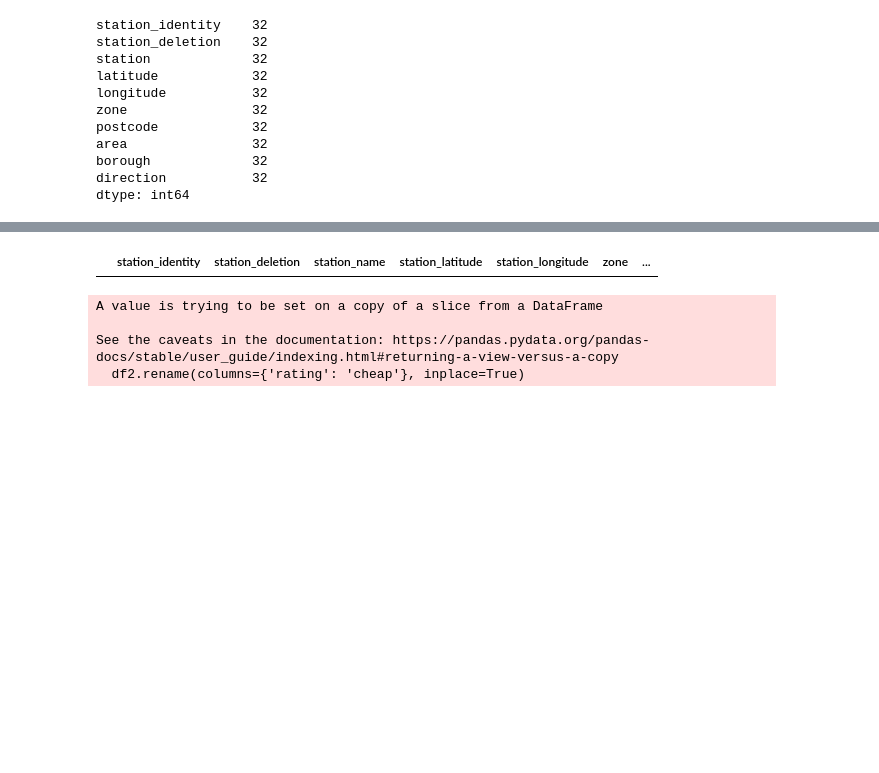
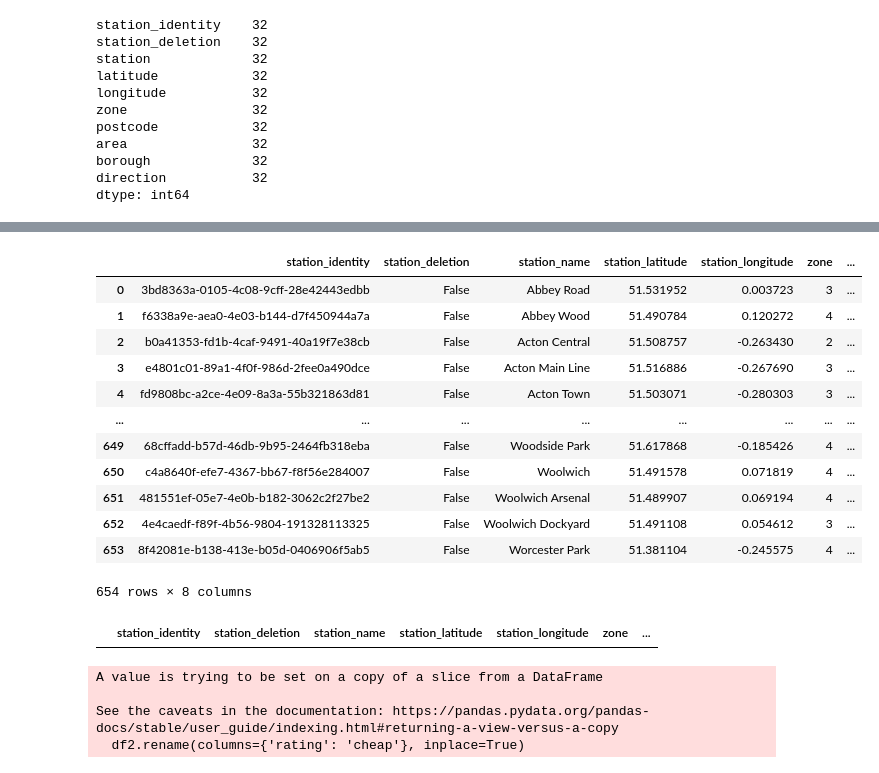
Before and after one commit to cartsmate/thepubcrawls, a Jupyter notebook: stations_edit.ipynb, the cells around one changed output, grey strips where cells are left out. Saved outputs shown, nothing was run; the diff lists cells and outputs as text; code cells hidden in the pictures; blank space fills up the shorter version.

```diff
--- a/stations_edit.ipynb
+++ b/stations_edit.ipynb
@@ -137,12 +171,43 @@ df.head(10)
+# %%
+df2 = pd.read_csv(cwd + '/files/stations.csv')
+df2
+
+df2.loc[df2['direction_identity'] == 'North', 'direction_identity'] = '9beb28ec-f491-4ffd-8601-0ad71c0bdbc2'
+# df2.loc[df2['direction_identity'] == 'South', 'direction_identity'] = '4e8ce58e-daea-4d93-9490-11e0724e6445'
+# df2.loc[df2['direction_identity'] == 'East', 'direction_identity'] = 'd760aad1-f5d3-476a-9030-9fb1c919b639'
+# df2.loc[df2['direction_identity'] == 'West', 'direction_identity'] = '095bb39d-fce2-48a9-a766-d2c297c55985'
+# df2.loc[df2['direction_identity'] == 'North West', 'direction_identity'] = '56f2aa1c-b9ad-4a39-a5cb-fb55a75e1355'
+# df2.loc[df2['direction_identity'] == 'North East', 'direction_identity'] = 'c31d725d-5697-4031-94b4-0b4545cf75ef'
+# df2.loc[df2['direction_identity'] == 'South West', 'direction_identity'] = 'd68422e6-b4c1-4d76-ad60-6fdc8758d831'
+# df2.loc[df2['direction_identity'] == 'South East', 'direction_identity'] = 'a1f41008-b499-4a71-82d4-444dc4d71d82'
+# df_s.loc[df_s['direction_identity'] == 'Central', 'direction_identity'] = 'fa3a9c79-9948-4923-ac41-55e5962faba9'
+df2.to_csv(cwd + '/files/stations.csv', index=False, sep=',', encoding='utf-8')
+df2
+# %% [output]
+|  | station_identity | station_deletion | station_name | station_latitude | station_longitude | zone | ... |
+| 0 | 3bd8363a-0105-4c08-9cff-28e42443edbb | False | Abbey Road | 51.531952 | 0.003723 | 3 | ... |
+| 1 | f6338a9e-aea0-4e03-b144-d7f450944a7a | False | Abbey Wood | 51.490784 | 0.120272 | 4 | ... |
+| 2 | b0a41353-fd1b-4caf-9491-40a19f7e38cb | False | Acton Central | 51.508757 | -0.263430 | 2 | ... |
+| 3 | e4801c01-89a1-4f0f-986d-2fee0a490dce | False | Acton Main Line | 51.516886 | -0.267690 | 3 | ... |
+| 4 | fd9808bc-a2ce-4e09-8a3a-55b321863d81 | False | Acton Town | 51.503071 | -0.280303 | 3 | ... |
+| ... | ... | ... | ... | ... | ... | ... | ... |
+| 649 | 68cffadd-b57d-46db-9b95-2464fb318eba | False | Woodside Park | 51.617868 | -0.185426 | 4 | ... |
+| 650 | c4a8640f-efe7-4367-bb67-f8f56e284007 | False | Woolwich | 51.491578 | 0.071819 | 4 | ... |
+| 651 | 481551ef-05e7-4e0b-b182-3062c2f27be2 | False | Woolwich Arsenal | 51.489907 | 0.069194 | 4 | ... |
+| 652 | 4e4caedf-f89f-4b56-9804-191328113325 | False | Woolwich Dockyard | 51.491108 | 0.054612 | 3 | ... |
+| 653 | 8f42081e-b138-413e-b05d-0406906f5ab5 | False | Worcester Park | 51.381104 | -0.245575 | 4 | ... |
+654 rows × 8 columns
+# %%
+df2.loc[df2['direction_identity'] == 'North']
+# %% [output]
+|  | station_identity | station_deletion | station_name | station_latitude | station_longitude | zone | ... |
 # %%
 # df2 = df[(df['direction'] >= 1) & (df['col1'] <=1 )]
-df.loc[df['postcode'].str[:2].isin(['RG']), 'direction'] = "West"
-df.loc[df['postcode'].str[:2].isin(['CR','BR','DA','TN']), 'direction'] = "South East"
-df.loc[df['postcode'].str[:2].isin(['TW','KT']), 'direction'] = "South West"
-df.loc[df['postcode'].str[:2].isin(['RM','IG','CM']), 'direction'] = "North East"
-df.loc[df['postcode'].str[:2].isin(['HA','HP','UB']), 'direction'] = "North West"
-df2 = df[~df['direction'].isin(['North','South','East','West','South East','South West','North East','North West'])]
-df2
+# df.loc[df['postcode'].str[:2].isin(['RG']), 'direction'] = "West"
+# df.loc[df['postcode'].str[:2].isin(['CR','BR','DA','TN']), 'direction'] = "South East"
+# df.loc[df['postcode'].str[:2].isin(['TW','KT']), 'direction'] = "South West"
+df.loc[df['postcode'].str[:2].isin(['RM','IG','CM','EN']), 'direction'] = "North East"
+# df.loc[df['postcode'].str[:2].isin(['HA','HP','UB','WD']), 'direction'] = "North West"
+# df2 = df[~df['direction'].isin(['North','South','East','West','South East','South West','North East','North West'])]
+# df2
-# %% [output]
-|  | station_identity | station_deletion | station_name | station_latitude | station_longitude | zone | ... |
 # %%
```
Also changed, not shown: parts of 3 cells of this notebook, 21 other files.
